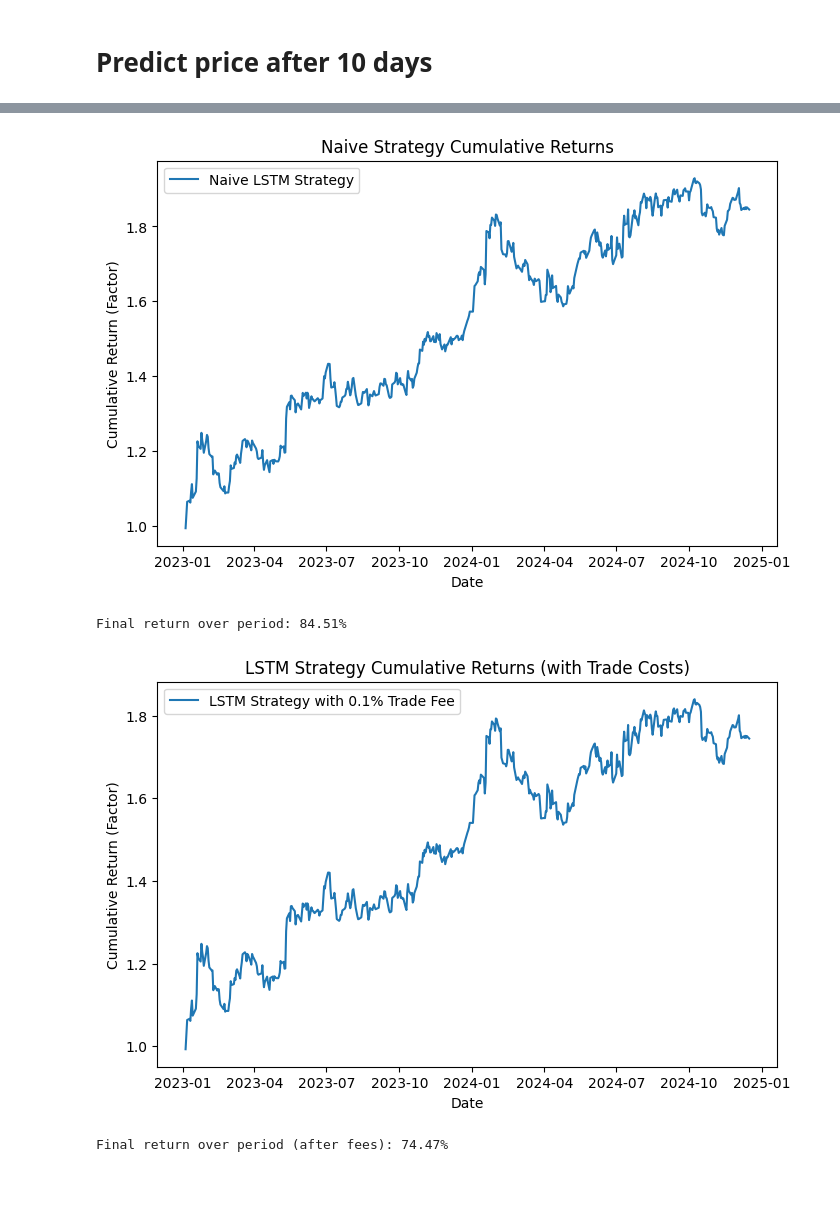
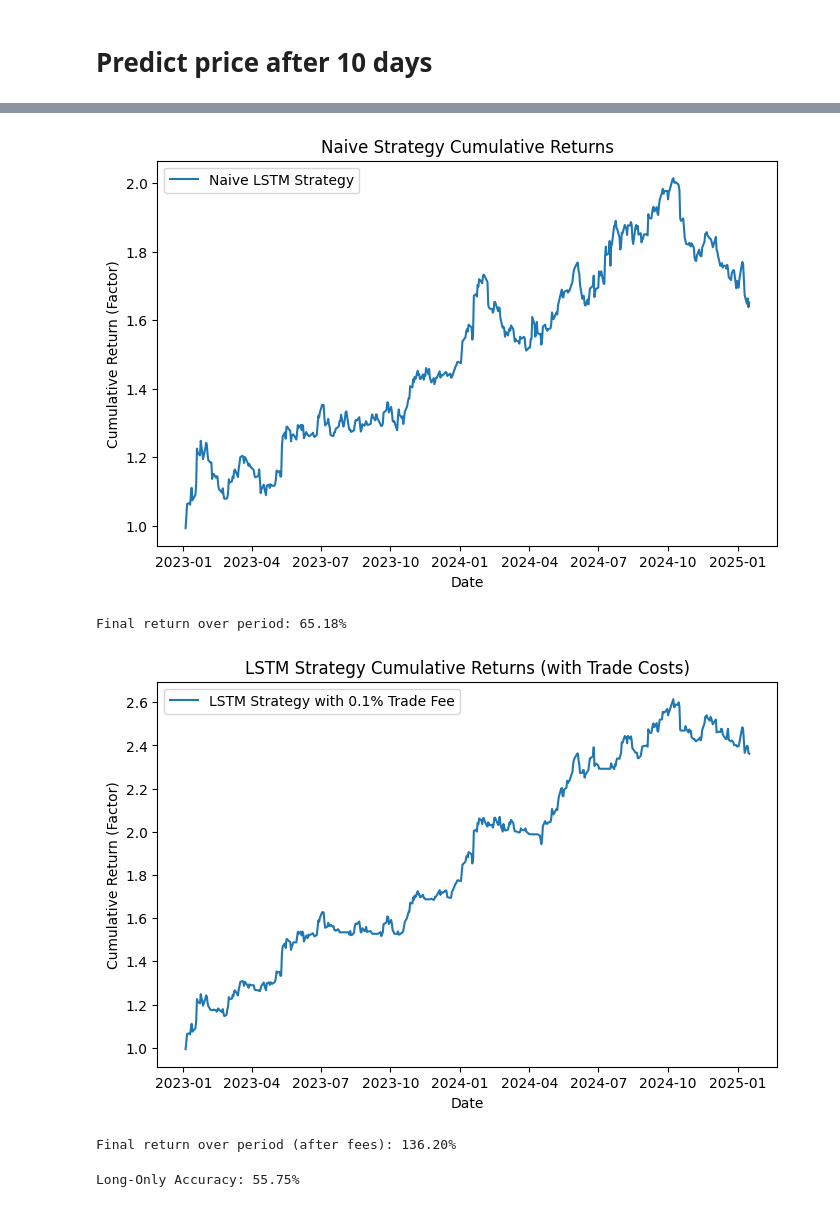
Before and after one commit to PTrendafilov/BUCKS, a Jupyter notebook: model.ipynb, the cells around one changed output, grey strips where cells are left out. Cells and saved outputs as stored; diff of their text form; code cells hidden in the pictures.

Commit message:
Accuracy and but/exit signals added

```diff
--- a/model.ipynb
+++ b/model.ipynb
@@ -732,40 +733,41 @@ actual_changes = y_test_true_pct     # Shape (N-1, 4)
 
 # (2) Build signals (+1 = long, -1 = short)
 signals = np.zeros_like(predicted_changes)
-signals[predicted_changes > 0.001] = 1
-signals[predicted_changes < 0.001] = -1
+signals[predicted_changes > 0.005] = 1
+signals[predicted_changes < -0.005] = -1
+
 
 # (3) Compute daily returns based on actual price changes
 daily_symbol_returns = signals * actual_changes  # Shape (N-1, 4)
 
 # (4) Aggregate into portfolio return (average across symbols)
 daily_portfolio_return = daily_symbol_returns.mean(axis=1)  # Shape (N-1,)
 
 # (5) Ensure dates match the number of rows in y_test_true_pct
 dates_for_test = test_merged.index  # Get actual test dataset dates
 dates_for_test = dates_for_test[1:len(daily_portfolio_return) + 1]  # Align length exactly
 
 # (6) Create strategy returns with properly aligned dates
 strategy_returns = pd.Series(daily_portfolio_return, index=dates_for_test)
 
 # (7) Calculate cumulative returns
 cumulative_returns = (1 + strategy_returns / 100).cumprod()
 
 # (8) Plot cumulative returns
 plt.figure(figsize=(8, 5))
 plt.plot(cumulative_returns, label="Naive LSTM Strategy")
 plt.title("Naive Strategy Cumulative Returns")
 plt.xlabel("Date")
 plt.ylabel("Cumulative Return (Factor)")
 plt.legend()
 plt.show()
 
 # (9) Evaluate final total return
 final_return = cumulative_returns.iloc[-1] - 1
 print(f"Final return over period: {final_return * 100:.2f}%")
 # %% [output]
-[figure, old version]
+[figure, new version]
-Final return over period: 84.51%
+Final return over period: 65.18%
 # %%
 import numpy as np
 import pandas as pd
@@ -777,8 +779,8 @@ actual_changes = y_test_true_pct     # Shape (N-1, 4)
 
 # (2) Build signals (+1 = long, -1 = short)
 signals = np.zeros_like(predicted_changes)
-signals[predicted_changes > 0.001] = 1
-signals[predicted_changes < 0.001] = -1
+signals[predicted_changes > 0.005] = 1
+
 
 # (3) Compute daily returns based on actual price changes
 daily_symbol_returns = signals * actual_changes  # Shape (N-1, 4)
@@ -818,5 +820,21 @@ plt.show()
 final_return = cumulative_returns.iloc[-1] - 1
 print(f"Final return over period (after fees): {final_return * 100:.2f}%")
 # %% [output]
-[figure, old version]
+[figure, new version]
-Final return over period (after fees): 74.47%
+Final return over period (after fees): 136.20%
+# %%
+
+long_mask = (signals == 1)  # shape: (N-1, 4)
+
+# Step 3: Check if actual changes were indeed positive on those days
+# If actual_changes > 0, then it was a "correct long"
+correct_when_long = long_mask & (actual_changes > 0)  # shape: (N-1, 4)
+
+# Step 4: Compute accuracy only on days/symbols with a long signal
+long_mask_flat = long_mask.ravel()
+correct_when_long_flat = correct_when_long.ravel()
+
+long_accuracy = correct_when_long_flat.sum() / long_mask_flat.sum()
+print(f"Long-Only Accuracy: {long_accuracy * 100:.2f}%")
+# %% [output]
+Long-Only Accuracy: 55.75%
```
Also changed, not shown: parts of 24 cells of this notebook.
